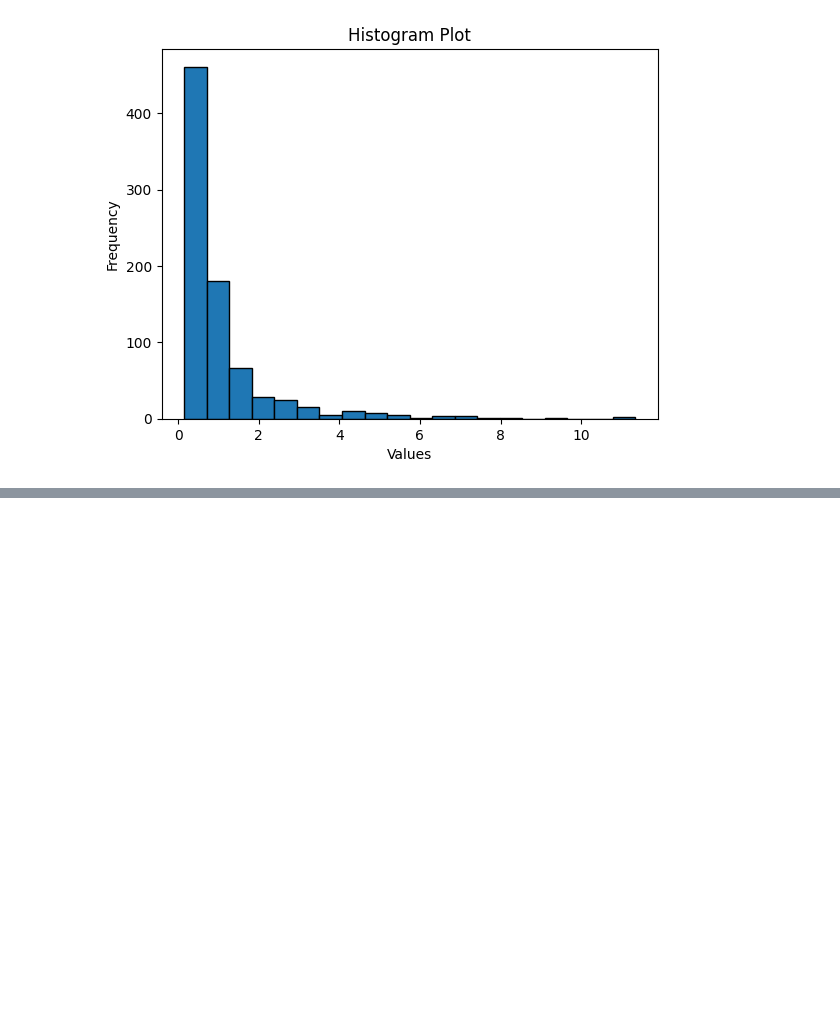
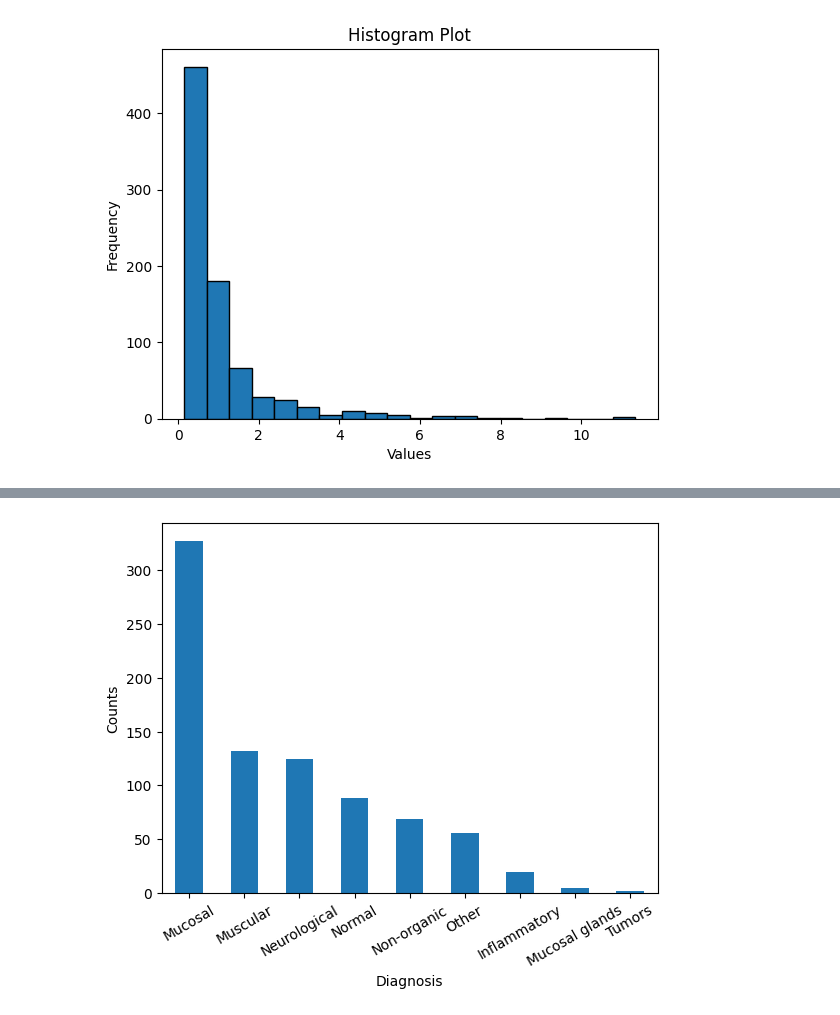
Before and after one commit to fergio-zas/phonaid, a Jupyter notebook: data_graphs.ipynb, the cells around one changed output, grey strips where cells are left out. Drawn from its saved outputs; the diff is of its cells as text; code cells hidden in the pictures; blank space fills up the shorter version.

```diff
--- a/data_graphs.ipynb
+++ b/data_graphs.ipynb
@@ -49,0 +45,5 @@ for ax in axes:
+# %%
+# Bar plot
+ax = df['diagnosis'].value_counts().plot(kind='bar', xlabel='Diagnosis', ylabel='Counts', rot=30)
+# %% [output]
+[figure, added]
```
Also changed, not shown: parts of 2 cells of this notebook.
